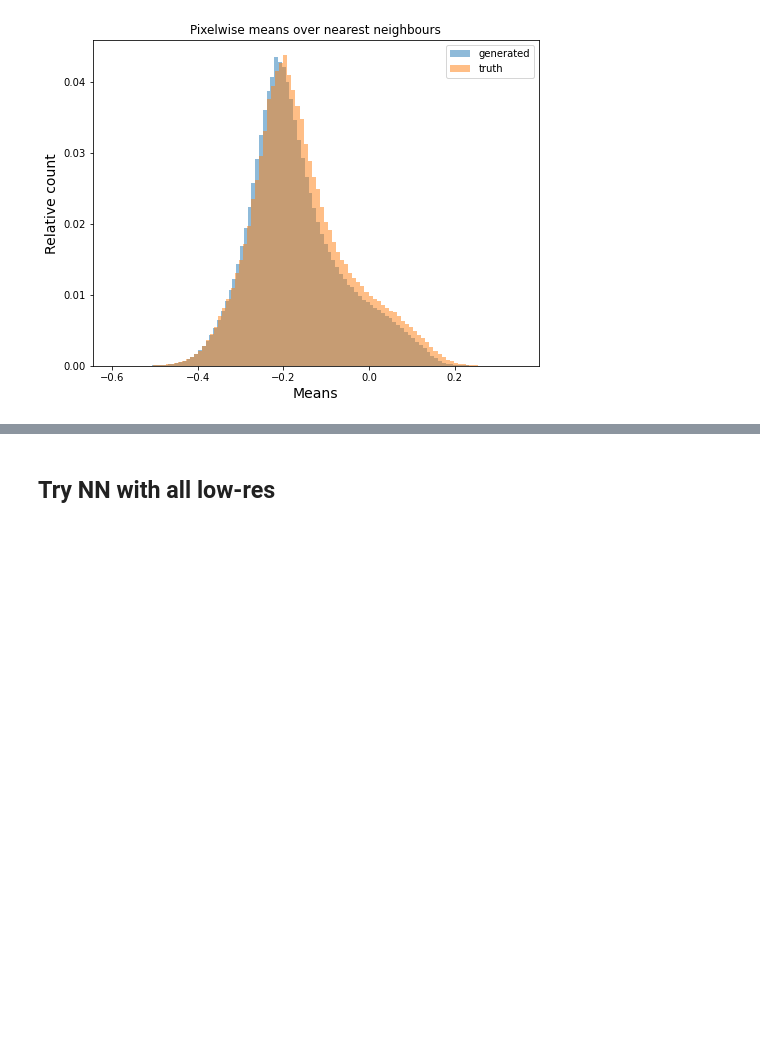
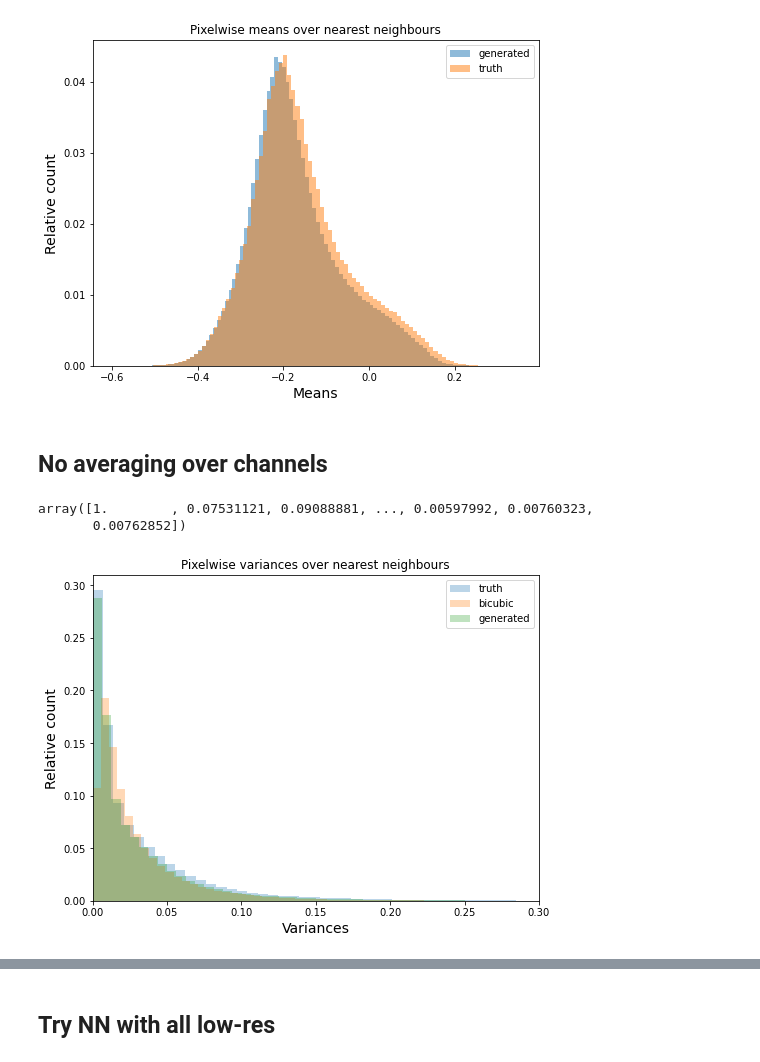
Before and after one commit to m-schillinger/DDPM-dome272, a Jupyter notebook: code_experimental/Evaluation.ipynb, the cells around one changed output, grey strips where cells are left out. Cells and saved outputs as stored; diff of their text form; code cells hidden in the pictures; blank space fills up the shorter version.

```diff
--- a/code_experimental/Evaluation.ipynb
+++ b/code_experimental/Evaluation.ipynb
@@ -15,9 +15,9 @@ args.parse_args("")
 args.image_size = 64
 args.resolution_ratio = 4
 # %%
-path_lr = "./testdata/Testing_v2_fixeddata/Image_test_lowers"
-path_gen = "./testdata/Testing_v2_fixeddata/Image_test_generated"
-path_hr = "./testdata/Testing_v2_fixeddata/Image_test_truth"
+path_lr = "../testdata/Testing_v2_fixeddata/Image_test_lowers"
+path_gen = "../testdata/Testing_v2_fixeddata/Image_test_generated"
+path_hr = "../testdata/Testing_v2_fixeddata/Image_test_truth"
 
 n_example_imgs = 1999
 files = sorted(os.listdir(path_lr))
@@ -356,3 +356,45 @@ plt.legend(loc='upper right')
 plt.savefig("pixelwise_means10.png")
 # %% [output]
 [figure]
+# %% [markdown]
+## No averaging over channels
+# %%
+var_gen = np.empty((1, ), float)
+var_truth = np.empty((1, ), float)
+var_bic = np.empty((1, ), float)
+mean_gen = np.empty((1, ), float)
+mean_truth = np.empty((1, ), float)
+mean_bic = np.empty((1, ), float)
+for i in range(1,1000):
+    closest_indices = find_neighbours(i, 10)
+    neighbours_truth = images_hr[closest_indices]
+    neighbours_gen = images_gen[closest_indices]
+    neighbours_bic = images_bicubic[closest_indices]
+    var_truth = np.append(var_truth, np.array(torch.var(neighbours_truth, dim = 0).flatten()))
+    var_gen = np.append(var_gen, np.array(torch.var(neighbours_gen, dim = 0).flatten()))
+    var_bic = np.append(var_bic, np.array(torch.var(neighbours_bic, dim = 0).flatten()))
+    mean_truth = np.append(mean_truth, np.array(torch.mean(neighbours_truth, dim = 0).flatten()))
+    mean_gen = np.append(mean_gen, np.array(torch.mean(neighbours_gen, dim = 0).flatten()))
+    mean_bic = np.append(mean_bic, np.array(torch.mean(neighbours_bic, dim = 0).flatten()))
+# %%
+var_truth
+# %% [output]
+array([1.        , 0.07531121, 0.09088881, ..., 0.00597992, 0.00760323,
+       0.00762852])
+# %%
+var_truth = var_truth[1:]
+var_gen = var_gen[1:]
+var_bic = var_bic[1:]
+# %%
+plt.figure(figsize=(8,6))
+plt.hist(var_truth, bins=100, alpha=0.3, label="truth", weights=np.ones_like(var_truth) / len(var_truth))
+plt.hist(var_bic, bins=100, alpha=0.3, label="bicubic", weights=np.ones_like(var_bic) / len(var_bic))
+plt.hist(var_gen, bins=100, alpha=0.3, label="generated", weights=np.ones_like(var_gen) / len(var_gen))
+plt.xlim(0, 0.3)
+plt.xlabel("Variances", size=14)
+plt.ylabel("Relative count", size=14)
+plt.title("Pixelwise variances over nearest neighbours")
+plt.legend(loc='upper right')
+plt.savefig("pixelwise_variances.png")
+# %% [output]
+[figure, added]
```
Also changed, not shown: parts of 1 cell of this notebook, 5 other files.
